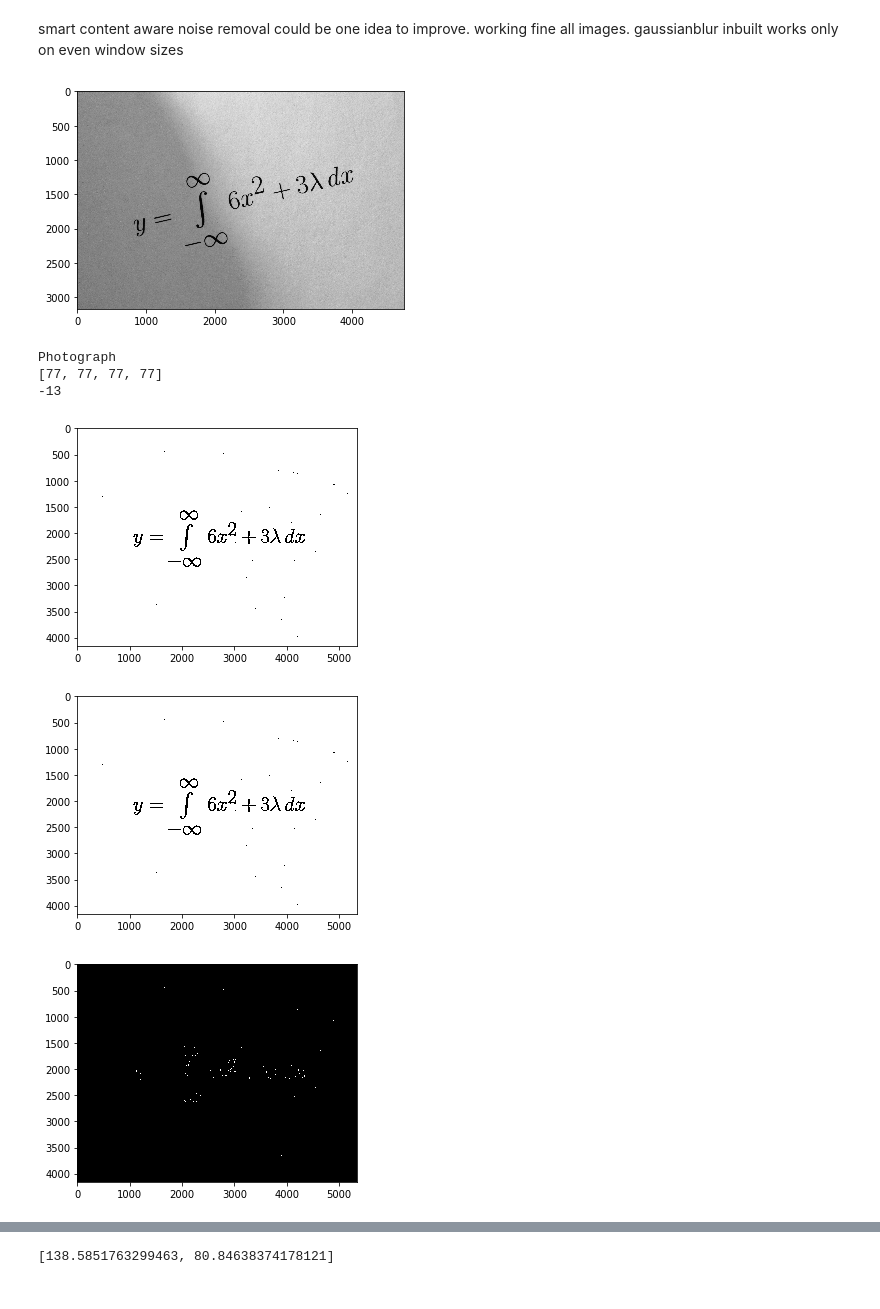
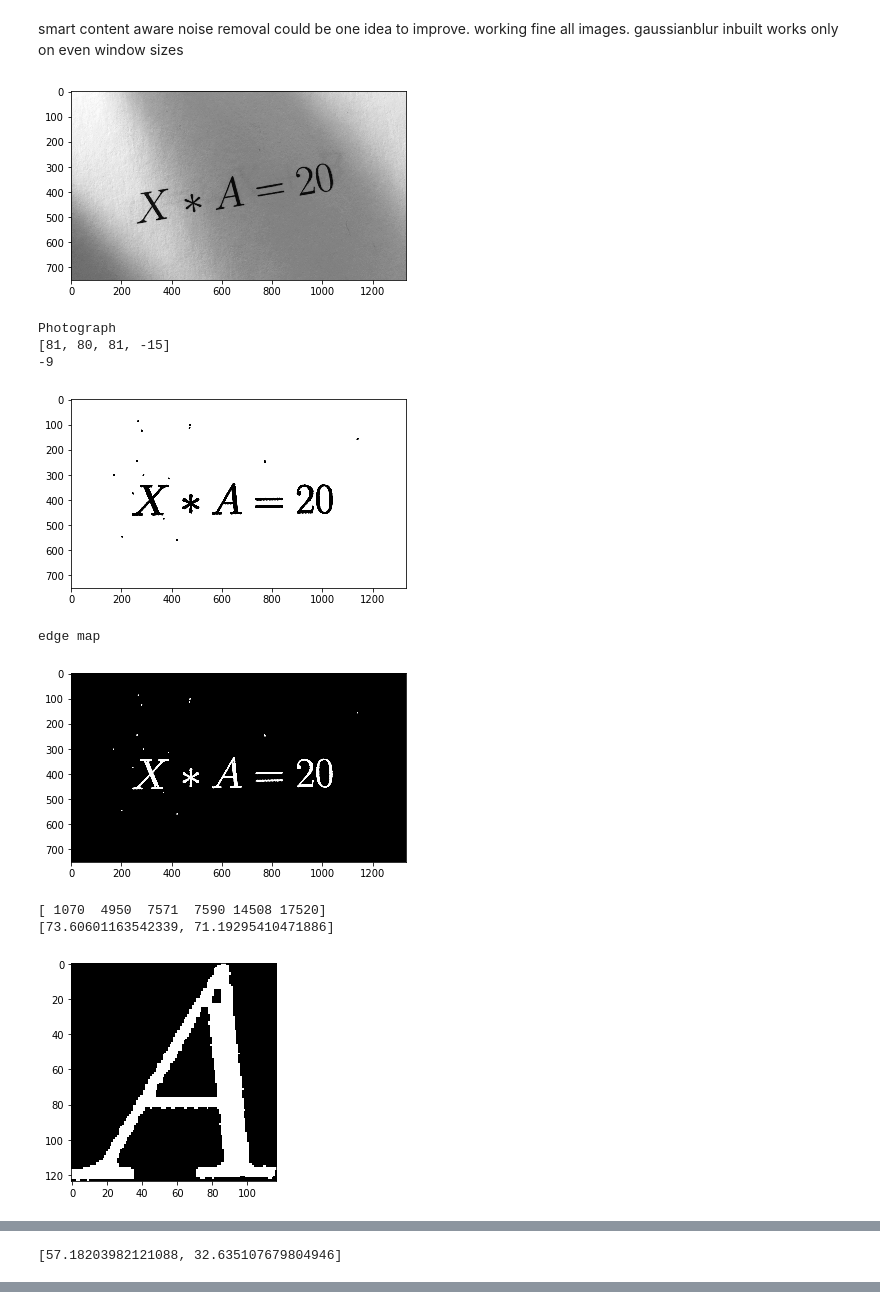
Before and after one commit to SrikarMannepalli/LaTeX-Generation-from-Printed-Equations, a Jupyter notebook: src/bin_skew.ipynb, the cells around one changed output, grey strips where cells are left out. Saved outputs shown, nothing was run; the diff lists cells and outputs as text; code cells hidden in the pictures.

```diff
--- a/src/bin_skew.ipynb
+++ b/src/bin_skew.ipynb
@@ -97,7 +97,11 @@ def remove_small_noise(img):
 # %%
 def skew_correction(img):
     neg_img = 255 - img
+#     print("skew_correction")
+
     img_edges = canny(neg_img, sigma=7)
+#     plt.imshow(img_edges,cmap='gray')
+#     plt.show()
     h, theta, d = hough_line(img_edges)
     h, theta, d = hough_line_peaks(h, theta, d, min_distance=0, min_angle=0, num_peaks=4)
     theta = [int(np.round(math.degrees(i))) for i in theta]
@@ -110,8 +114,10 @@ def skew_correction(img):
         deskewing_angle = deskewing_angle - (abs(deskewing_angle)/deskewing_angle) * 90
 
     print(deskewing_angle)
-    deskew_img = skimage.transform.rotate(new_img, deskewing_angle, resize=True, cval=1, mode ='constant')
+#     deskew_img = skimage.transform.rotate(neg_img, deskewing_angle, resize=True, cval=1, mode ='constant')
+    deskew_img = skimage.transform.rotate(neg_img, deskewing_angle, mode='constant', cval=0, preserve_range=True, clip=True)
 
+    deskew_img = 255-deskew_img
     return deskew_img.astype(np.uint8)
 # %%
 # directory = "../input/"
@@ -145,12 +151,14 @@ def check_contains(bbox1, bbox2):
     return False
 # %%
 def segmentation(im):
-    plt.imshow(im,cmap='gray')
-    plt.show()
-    neg_im = 1-im
+#     plt.imshow(im,cmap='gray')
+#     plt.show()
+    neg_im = 255-im
     kernel = np.ones((3,3), np.uint8)
     neg_im_erosion = cv2.erode(neg_im, kernel, iterations=1)
-    edge_map = np.logical_xor(neg_im,neg_im_erosion)
+#     edge_map = np.logical_xor(neg_im,neg_im_erosion)
+    edge_map = neg_im_erosion # change to above
+    print('edge map')
     plt.imshow(edge_map,cmap="gray")
     plt.show()
     labels = skimage.measure.label(edge_map, connectivity=2) #connectivity-2 => neighbours 8
@@ -185,7 +193,7 @@ def segmentation(im):
     imgs_sizes = []
     for i in range(0,len(imgs)):
         if i in ign_ind:
-            print(i,"hai")
+#             print(i,"hai")
             continue
         elif imgs[i].size<1000: #theshold of 1000 on segmented part sizes to get rid of extra noisy stuff
             continue
@@ -333,22 +345,25 @@ def get_circular_topology(img,centroid):
         circular_topology[i-1],circular_topology[7+i] = circular_mask(img,centroid,i*d)
     return circular_topology[:-1]
 # %%
-img = cv2.imread("../input/eq8_hr.jpg",0)
+img = cv2.imread("../input/eq2_hr.jpg",0)
 plt.imshow(img,cmap='gray')
 plt.show()
 new_img = binarize_input(img)
 img_rotated = skew_correction(new_img)
 plt.imshow(img_rotated,cmap='gray')
 plt.show()
 centroids, bboxs, convex_hulls,imgs = segmentation(img_rotated)
 centroids_new = create_new_centroids(centroids, bboxs, imgs)
-prof = create_identifier(imgs[4],centroids_new[4])
+prof = create_identifier(imgs[0],centroids_new[0])
 print(prof)
 # %% [output]
-[figure, old version]
+[figure, new version]
 Photograph
-[77, 77, 77, 77]
--13
+[81, 80, 81, -15]
+-9
-[figure, old version]
+[figure, new version]
+edge map
-[figure, old version]
+[figure, new version]
+[ 1070  4950  7571  7590 14508 17520]
+[73.60601163542339, 71.19295410471886]
-[figure, old version]
+[figure, new version]
@@ -365,0 +370 @@ Photograph
+[57.18203982121088, 32.635107679804946]
@@ -367 +371,0 @@ Photograph
-[138.5851763299463, 80.84638374178121]
```
Also changed, not shown: parts of 5 cells of this notebook, 2 other files.
